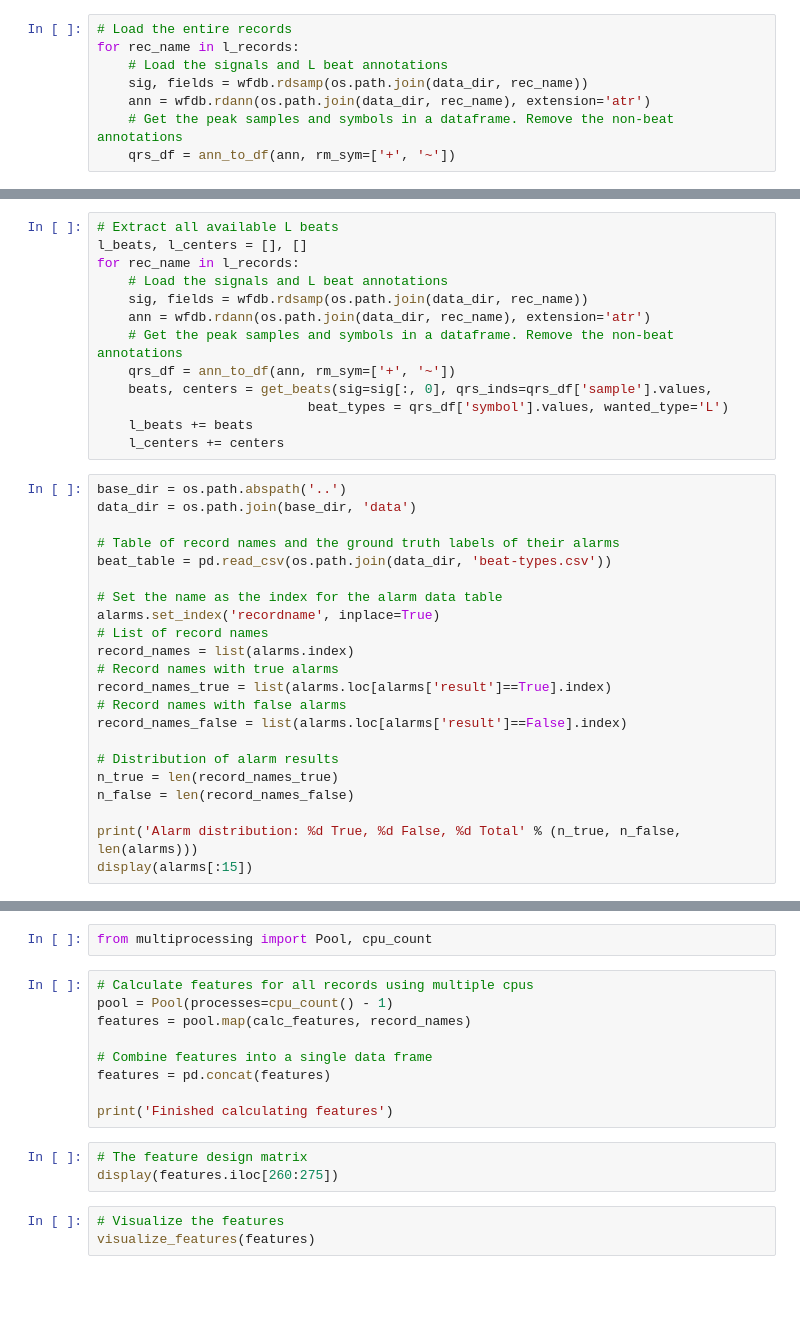
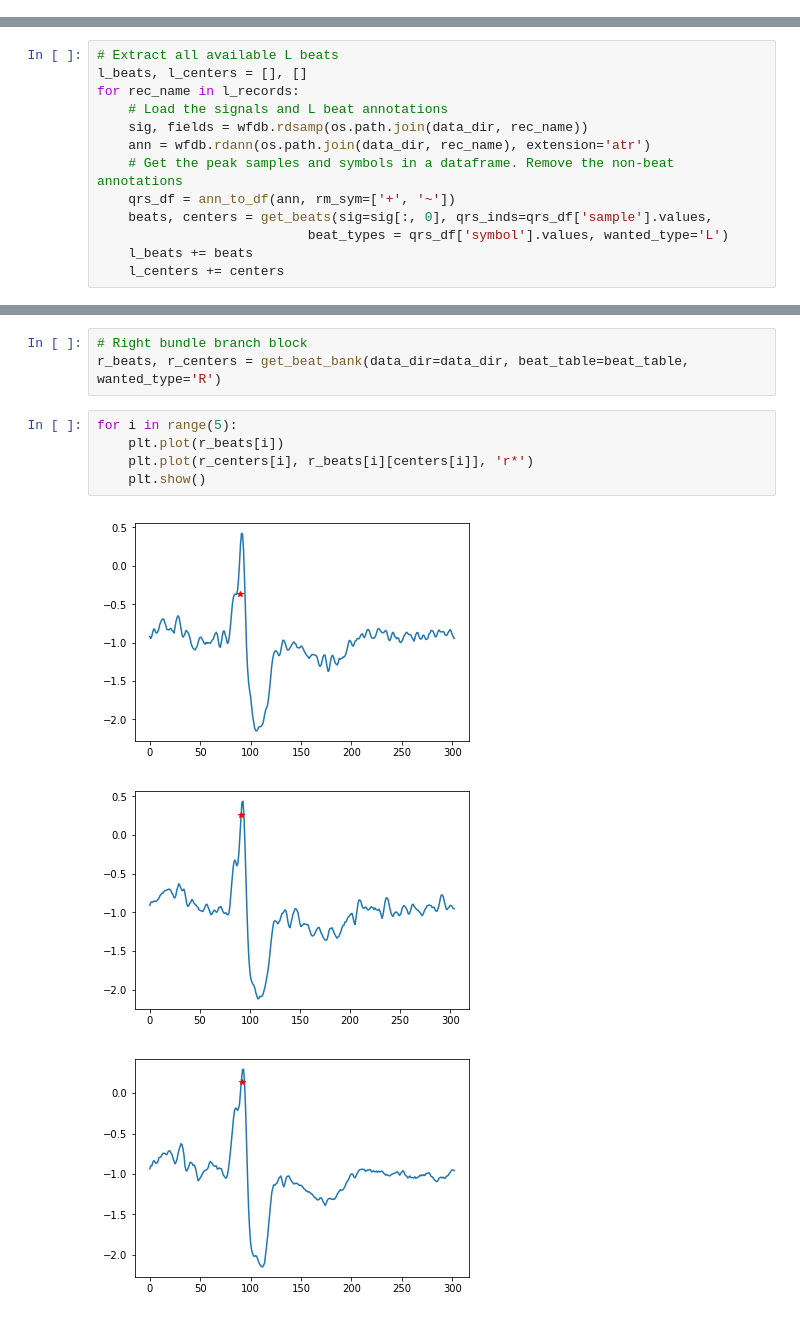
Before and after one commit to cx1111/beat-classifier, a Jupyter notebook: analysis/0-explore.ipynb, the cells around one changed output, grey strips where cells are left out. Cells and saved outputs as stored; diff of their text form; blank space fills up the shorter version.

```diff
--- a/analysis/0-explore.ipynb
+++ b/analysis/0-explore.ipynb
@@ -59,14 +59,6 @@ for rec_name in l_records:
 | 5 | 5 | V | Premature ventricular contraction | 5 |
 | 14 | 14 | ~ | Signal quality change | 4 |
 [figure]
-# %%
-# Load the entire records
-for rec_name in l_records:
-    # Load the signals and L beat annotations
-    sig, fields = wfdb.rdsamp(os.path.join(data_dir, rec_name))
-    ann = wfdb.rdann(os.path.join(data_dir, rec_name), extension='atr')
-    # Get the peak samples and symbols in a dataframe. Remove the non-beat annotations
-    qrs_df = ann_to_df(ann, rm_sym=['+', '~'])
 # %%
 # Load a record, extract some beats, and view them.
 sig, fields = wfdb.rdsamp(os.path.join(data_dir, rec_name), sampto=3000)
@@ -103,25 +97,3 @@ for rec_name in l_records:
                            beat_types = qrs_df['symbol'].values, wanted_type='L')
     l_beats += beats
     l_centers += centers
-# %%
-base_dir = os.path.abspath('..')
-data_dir = os.path.join(base_dir, 'data')
-
-# Table of record names and the ground truth labels of their alarms
-beat_table = pd.read_csv(os.path.join(data_dir, 'beat-types.csv'))
-
-# Set the name as the index for the alarm data table
-alarms.set_index('recordname', inplace=True)
-# List of record names
-record_names = list(alarms.index)
-# Record names with true alarms
-record_names_true = list(alarms.loc[alarms['result']==True].index)
-# Record names with false alarms
-record_names_false = list(alarms.loc[alarms['result']==False].index)
-
-# Distribution of alarm results
-n_true = len(record_names_true)
-n_false = len(record_names_false)
-
-print('Alarm distribution: %d True, %d False, %d Total' % (n_true, n_false, len(alarms)))
-display(alarms[:15])
@@ -336,17 +100,12 @@ def visualize_features(features):
-# %%
-from multiprocessing import Pool, cpu_count
-# %%
-# Calculate features for all records using multiple cpus
-pool = Pool(processes=cpu_count() - 1)
-features = pool.map(calc_features, record_names)
-
-# Combine features into a single data frame
-features = pd.concat(features)
-
-print('Finished calculating features')
-# %%
-# The feature design matrix
-display(features.iloc[260:275])
-# %%
-# Visualize the features
-visualize_features(features)
+# %%
+# Right bundle branch block
+r_beats, r_centers = get_beat_bank(data_dir=data_dir, beat_table=beat_table, wanted_type='R')
+# %%
+for i in range(5):
+    plt.plot(r_beats[i])
+    plt.plot(r_centers[i], r_beats[i][centers[i]], 'r*')
+    plt.show()
+# %% [output]
+[figure, added]
+[figure, added]
+[figure, added]
```
Also changed, not shown: parts of 19 cells of this notebook, 7 other files.
